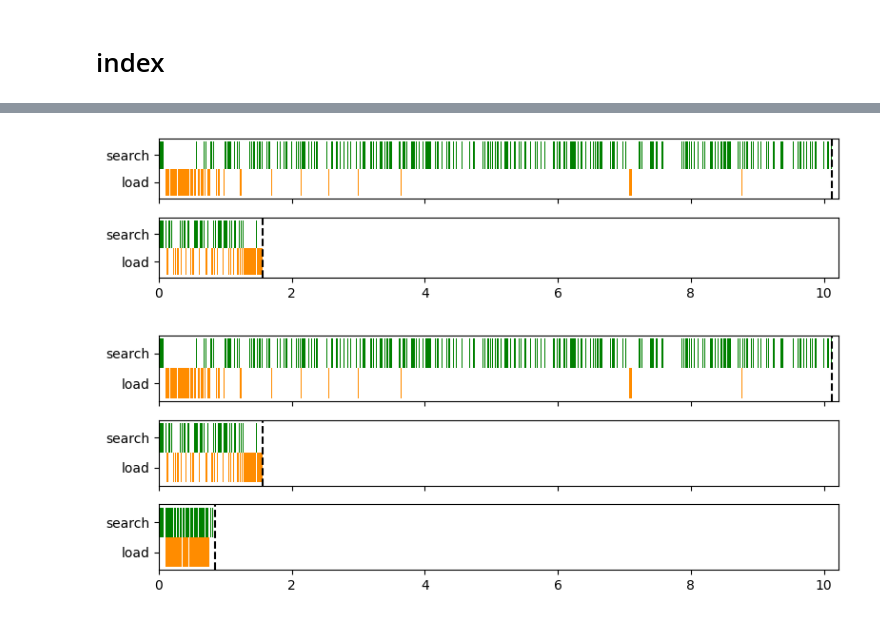
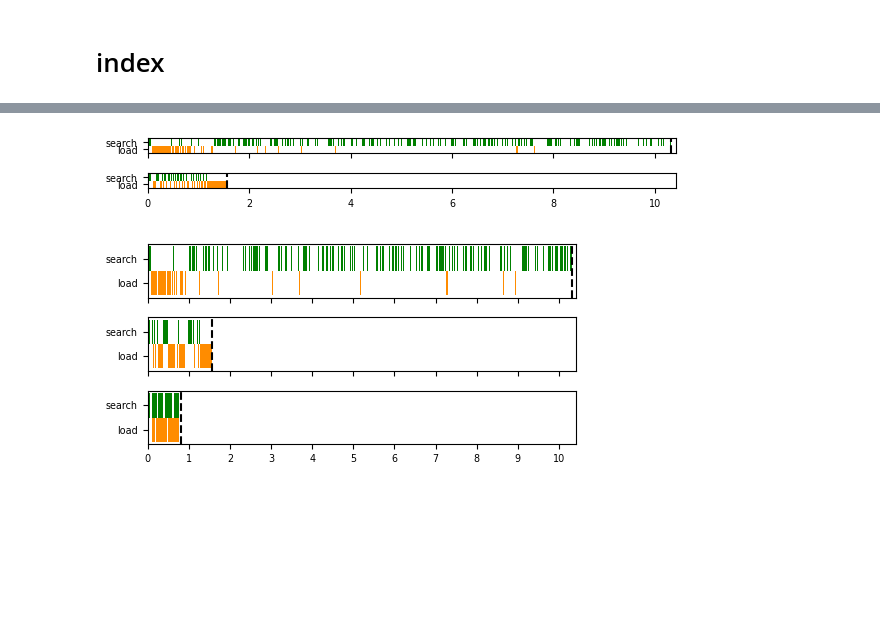
Before and after one commit to zyang37/VectorSearch_ShardIndex, a Jupyter notebook: notebooks/async_traces_vis.ipynb, the cells around one changed output, grey strips where cells are left out. Cells and saved outputs as stored; diff of their text form; code cells hidden in the pictures; blank space fills up the shorter version.

```diff
--- a/notebooks/async_traces_vis.ipynb
+++ b/notebooks/async_traces_vis.ipynb
@@ -1,7 +1,21 @@
 # %%
 import time
 import pandas as pd
+import numpy as np
 from datetime import datetime
 import matplotlib.pyplot as plt
 
+params = {
+    # 'font.family': 'Inter',
+    'font.family': 'sans-serif',
+    'legend.fontsize': 'x-small',
+    'axes.labelsize': 'x-small',
+    'axes.titlesize': 'x-small',
+    'xtick.labelsize': 'x-small',
+    'ytick.labelsize': 'x-small',
+    # 'figure.figsize': (3.0, 1.7),
+}
+plt.rcParams.update(params)
+plt.clf()
+
 log_headers = ["timesteps", "start_time", "action", "latency", "file_path", "num_query"]
@@ -21,7 +37,7 @@ def parse_func_name(func_name_str):
 def parse_latency(time_str):
     return float(time_str[:-1])
 
-def create_gantt_chart(load_index_hbars, search_index_hbars, figsize=(8, 1), ax=None, vline=True):
+def create_gantt_chart(load_index_hbars, search_index_hbars, figsize=(6, 1), ax=None, vline=True):
     return_ax = False
     if ax is None:
         fig, ax = plt.subplots(figsize=figsize)
@@ -188,31 +204,31 @@ print(search_index_hbars2[i])
 # %%
 # make subplot 2 columns
-fig, ax = plt.subplots(2, 1, figsize=(8, 2))
+fig, ax = plt.subplots(2, 1, figsize=(6, 2))
 ax[0] = create_gantt_chart(load_index_hbars2, search_index_hbars2, ax=ax[0])
 ax[1] = create_gantt_chart(load_index_hbars, search_index_hbars, ax=ax[1])
 
 
 # remove xticks from the first subplot
 plt.setp(ax[0].get_xticklabels(), visible=False)
 
 # set xlim for the second subplot
 max_x = max(search_index_hbars[-1][0]+search_index_hbars[-1][1], search_index_hbars2[-1][0]+search_index_hbars2[-1][1])
 ax[1].set_xlim(-0., max_x*1.01)
 ax[0].set_xlim(-0., max_x*1.01)
 
 # set xlabel for the second subplot
 # ax[0].set_ylabel("S2")
 # ax[1].set_ylabel("S1")
 # ax[1].set_xlabel("Time (s)")
 
 fig.tight_layout()
 # fig.savefig("async_test.pdf")
 fig.show()
 # %% [output]
-[figure, old version]
+[figure, new version]
 # %%
 # make subplot 2 columns
-fig, ax = plt.subplots(3, 1, figsize=(8, 3))
+fig, ax = plt.subplots(3, 1, figsize=(5, 2.5))
 
 ax[0] = create_gantt_chart(load_index_hbars2, search_index_hbars2, ax=ax[0])
 ax[1] = create_gantt_chart(load_index_hbars, search_index_hbars, ax=ax[1])
@@ -235,8 +251,14 @@ ax[2].set_xlim(-0., max_x*1.01)
 # ax[1].set_ylabel("S1")
 # ax[1].set_xlabel("Time (s)")
 
+# Add finer xticks, 0.5s, up to max_x*1.01
+ax[0].set_xticks(np.arange(0, max_x*1.01, 1))
+ax[1].set_xticks(np.arange(0, max_x*1.01, 1))
+ax[2].set_xticks(np.arange(0, max_x*1.01, 1))
+
 fig.tight_layout()
-# fig.savefig("async_test3.pdf")
+fig.savefig("async_test4.pdf")
+# fig.savefig("async_test4.svg", format='svg')
 fig.show()
 # %% [output]
-[figure, old version]
+[figure, new version]
```
Also changed, not shown: parts of 6 cells of this notebook, 13 other files.
